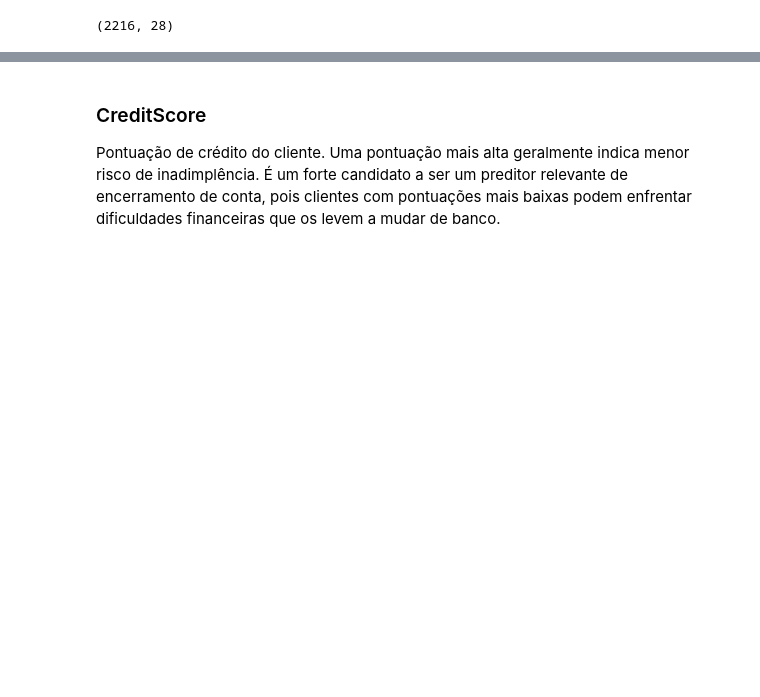
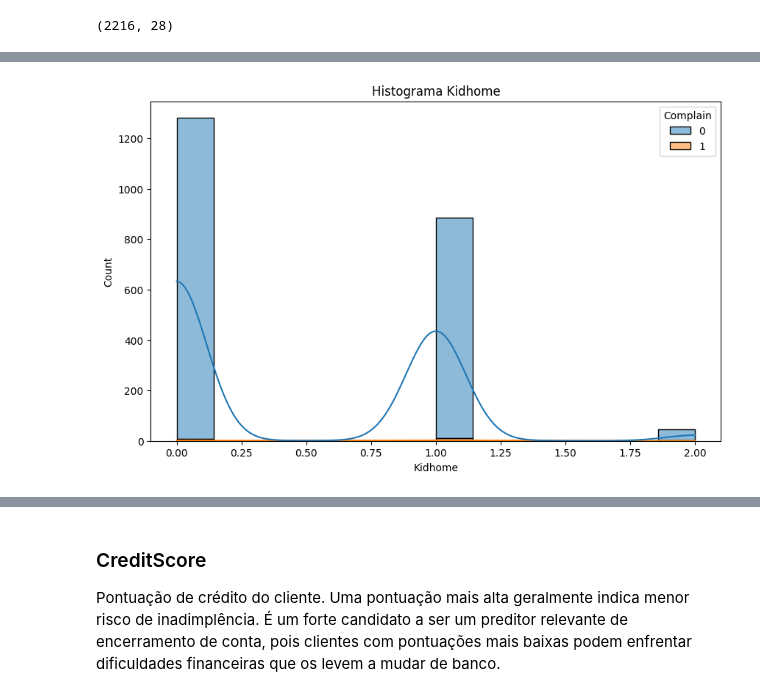
Before and after one commit to fernandosola/202501_aedi_as, a Jupyter notebook: notebooks/analises.ipynb, the cells around one changed output, grey strips where cells are left out. Saved outputs shown, nothing was run; the diff lists cells and outputs as text; code cells hidden in the pictures; blank space fills up the shorter version.

```diff
--- a/notebooks/analises.ipynb
+++ b/notebooks/analises.ipynb
@@ -417,0 +438,7 @@ Número de crianças no domicílio do cliente.
+# %%
+plt.figure(figsize=(10,6))
+sns.histplot(data=df, x='Kidhome', hue='Complain', kde=True, multiple='stack')
+plt.title('Histograma Kidhome')
+plt.show()
+# %% [output]
+[figure, added]
```
Also changed, not shown: parts of 20 cells of this notebook.
